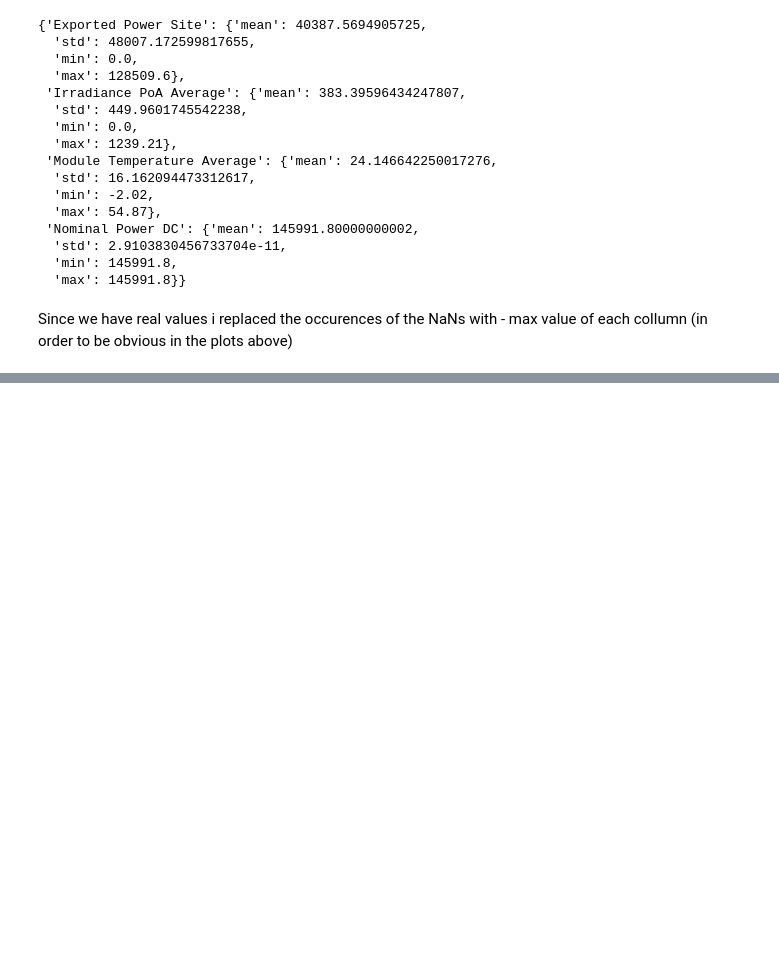
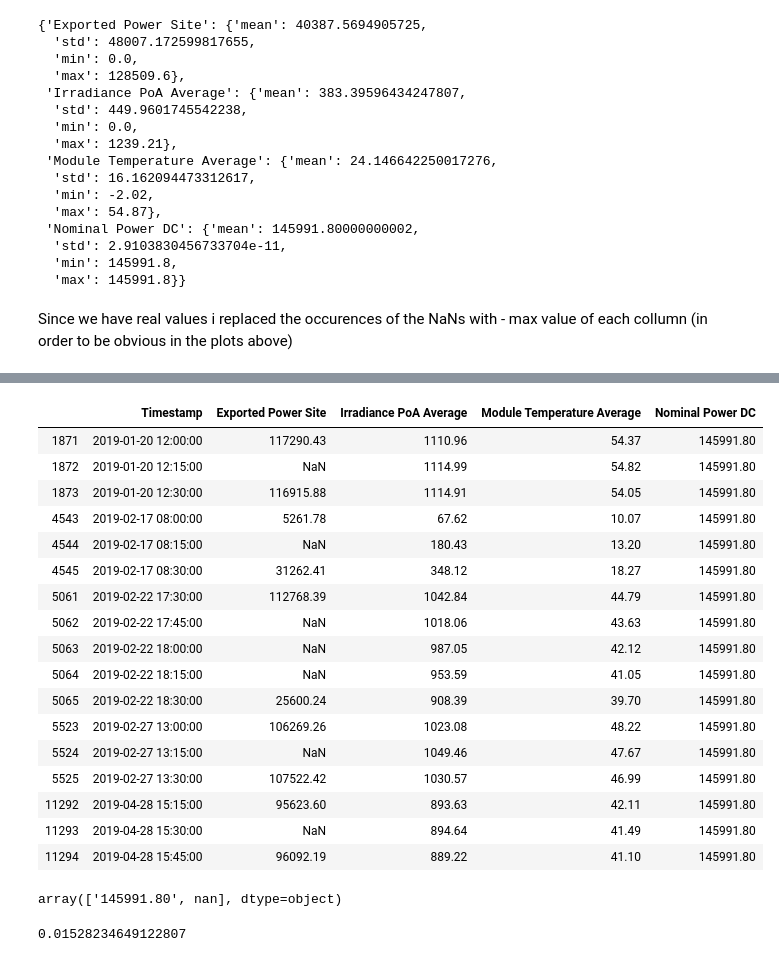
Before and after one commit to dimitrisl/PowerSeries, a Jupyter notebook: Power_ML.ipynb, the cells around one changed output, grey strips where cells are left out. Drawn from its saved outputs; the diff is of its cells as text; code cells hidden in the pictures; blank space fills up the shorter version.

```diff
--- a/Power_ML.ipynb
+++ b/Power_ML.ipynb
@@ -77,0 +85,2 @@ Since we have real values i replaced the occurences of the NaNs with - max value
+# %%
+df['Timestamp'] = pd.to_datetime(df['Timestamp'], errors='coerce')
@@ -77,0 +103,33 @@ Since we have real values i replaced the occurences of the NaNs with - max value
+# %%
+null_indices = list(df[df["Exported Power Site"].isnull()].index)
+
+around_indices = []
+
+for i in null_indices:
+    around_indices.append(i-1)
+    around_indices.append(i+1)
+
+null_indices = list(set(null_indices).union(set(around_indices)))
+# %%
+null_indices.sort()
+# %%
+df.loc[null_indices]
+# %% [output]
+|  | Timestamp | Exported Power Site | Irradiance PoA Average | Module Temperature Average | Nominal Power DC |
+| 1871 | 2019-01-20 12:00:00 | 117290.43 | 1110.96 | 54.37 | 145991.80 |
+| 1872 | 2019-01-20 12:15:00 | NaN | 1114.99 | 54.82 | 145991.80 |
+| 1873 | 2019-01-20 12:30:00 | 116915.88 | 1114.91 | 54.05 | 145991.80 |
+| 4543 | 2019-02-17 08:00:00 | 5261.78 | 67.62 | 10.07 | 145991.80 |
+| 4544 | 2019-02-17 08:15:00 | NaN | 180.43 | 13.20 | 145991.80 |
+| 4545 | 2019-02-17 08:30:00 | 31262.41 | 348.12 | 18.27 | 145991.80 |
+| 5061 | 2019-02-22 17:30:00 | 112768.39 | 1042.84 | 44.79 | 145991.80 |
+| 5062 | 2019-02-22 17:45:00 | NaN | 1018.06 | 43.63 | 145991.80 |
+| 5063 | 2019-02-22 18:00:00 | NaN | 987.05 | 42.12 | 145991.80 |
+| 5064 | 2019-02-22 18:15:00 | NaN | 953.59 | 41.05 | 145991.80 |
+| 5065 | 2019-02-22 18:30:00 | 25600.24 | 908.39 | 39.70 | 145991.80 |
+| 5523 | 2019-02-27 13:00:00 | 106269.26 | 1023.08 | 48.22 | 145991.80 |
+| 5524 | 2019-02-27 13:15:00 | NaN | 1049.46 | 47.67 | 145991.80 |
+| 5525 | 2019-02-27 13:30:00 | 107522.42 | 1030.57 | 46.99 | 145991.80 |
+| 11292 | 2019-04-28 15:15:00 | 95623.60 | 893.63 | 42.11 | 145991.80 |
+| 11293 | 2019-04-28 15:30:00 | NaN | 894.64 | 41.49 | 145991.80 |
+| 11294 | 2019-04-28 15:45:00 | 96092.19 | 889.22 | 41.10 | 145991.80 |
@@ -77,0 +145,8 @@ Since we have real values i replaced the occurences of the NaNs with - max value
+# %%
+df["Nominal Power DC"].unique() # this feature seems that it cannot actually offer new information
+# %% [output]
+array(['145991.80', nan], dtype=object)
+# %%
+len(df[df["Nominal Power DC"].isnull()])/len(df["Nominal Power DC"])
+# %% [output]
+0.01528234649122807
```
Also changed, not shown: parts of 26 cells of this notebook.
